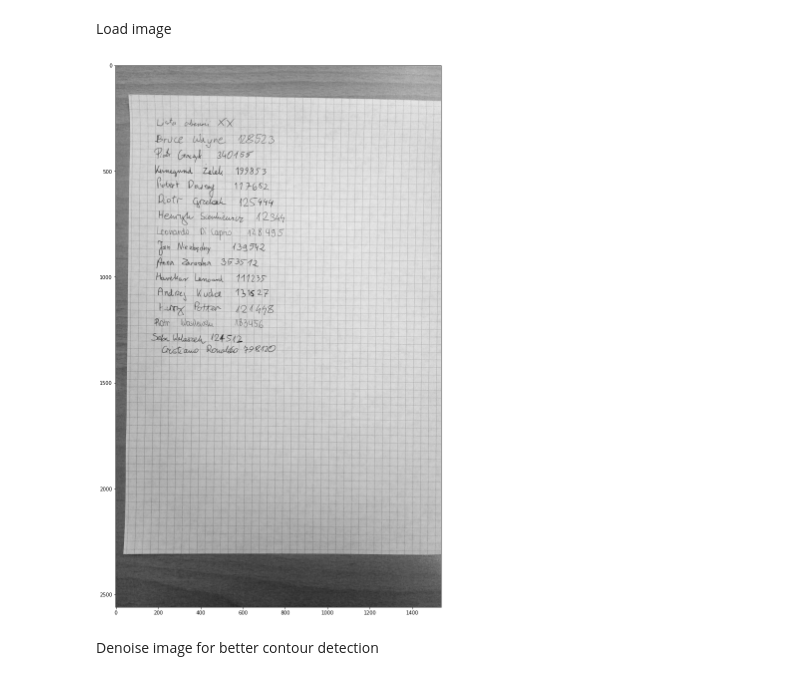
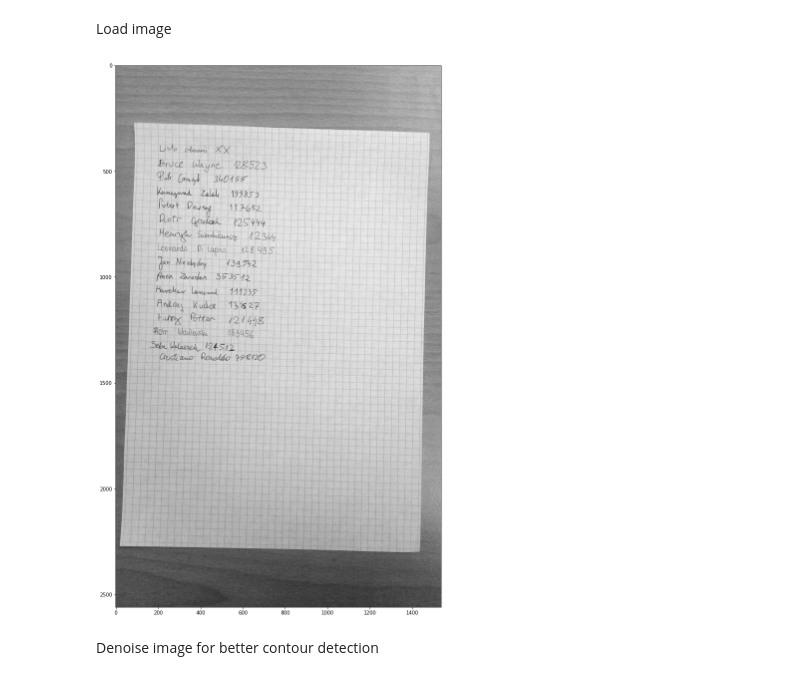
Before and after one commit to PUT-II/Computer-Vision-Project-2, a Jupyter notebook: test_notebooks/straighten_page.ipynb, the cells around one changed output. Cells and saved outputs as stored; diff of their text form; code cells hidden in the pictures.

```diff
--- a/test_notebooks/straighten_page.ipynb
+++ b/test_notebooks/straighten_page.ipynb
@@ -29,13 +29,13 @@ from matplotlib import pyplot as plt
 # %% [markdown]
 Load image
 # %%
-image_orig = cv.imread('../data/img_4.jpg', cv.IMREAD_GRAYSCALE)
+image_orig = cv.imread('../data/img_3.jpg', cv.IMREAD_GRAYSCALE)
 
 plt.figure(figsize=(20, 20))
 plt.imshow(image_orig, cmap='gray')
 plt.show()
 # %% [output]
-[figure, old version]
+[figure, new version]
 # %% [markdown]
 Denoise image for better contour detection
 # %%
```
Also changed, not shown: parts of 5 cells of this notebook, 2 other files.
